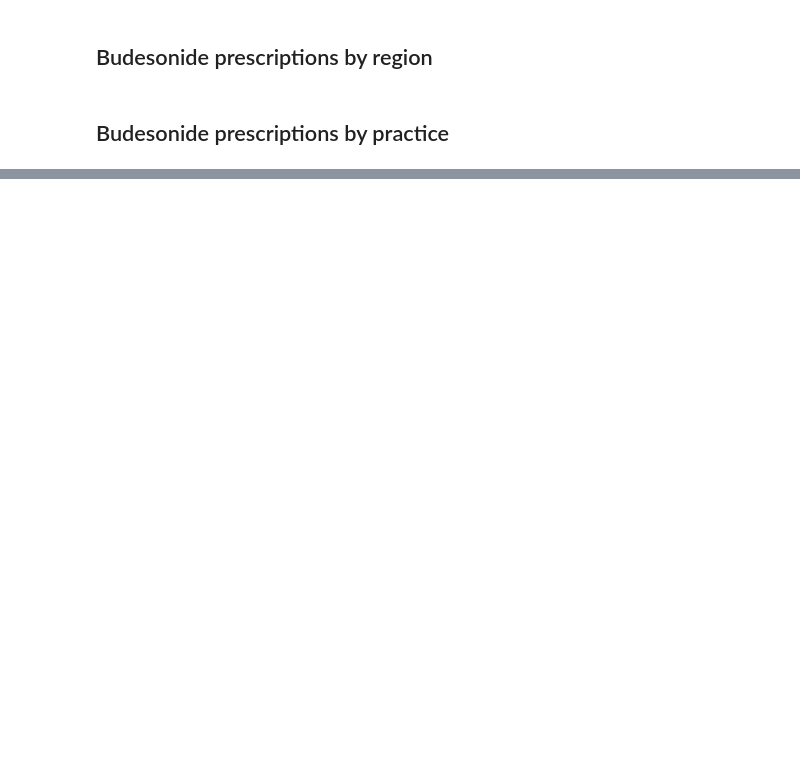
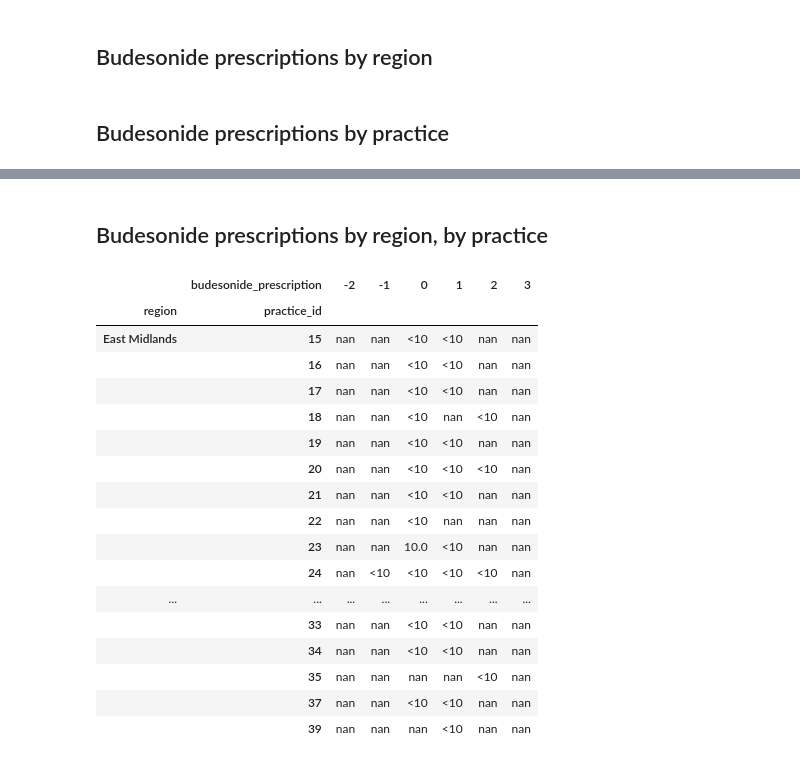
Before and after one commit to opensafely/principle-inhaler-uptake, a Jupyter notebook: analysis/analysis.ipynb, the cells around one changed output, grey strips where cells are left out. Drawn from its saved outputs; the diff is of its cells as text; code cells hidden in the pictures; blank space fills up the shorter version.

Commit message:
add region+practice pivot table

```diff
--- a/analysis/analysis.ipynb
+++ b/analysis/analysis.ipynb
@@ -14,7 +14,7 @@ def suppress(df_to_suppress,columns,n=10):
     df = df_to_suppress
     for c in df.columns[df.columns.isin(columns)]:
         df[f'{c}'] = df[f'{c}'].astype(str)
-        df[f'{c}'] = df[f'{c}'].apply(lambda x: '<10' if (int(x)>0 and int(x)<n ) else x)
+        df[f'{c}'] = df[f'{c}'].apply(lambda x: '<10' if (float(x)>0 and float(x)<n ) else x)
     return df
 # %% [markdown]
 Import output from cohort extractor with following exclusions already applied:
@@ -82,0 +116,26 @@ supressed_bd_prescriptions_by_practice_id.style.hide_index()
+# %% [markdown]
+## Budesonide prescriptions by region, by practice
+# %%
+pd.set_option('display.max_rows', None)
+region_practice_pivot = pd.pivot_table(df,index=['region','practice_id'],columns=['budesonide_prescription'],values='patient_id',aggfunc='count').rename(columns={"budesonide_prescription":"Count of budesonide prescriptions","patient_id":"Count of patients"})
+region_practice_pivot.rename(columns=lambda x: str(x),inplace=True)
+display(suppress(region_practice_pivot,list(region_practice_pivot.columns)))
+# %% [output]
+|  | budesonide_prescription | -2 | -1 | 0 | 1 | 2 | 3 |
+| region | practice_id |  |  |  |  |  |  |
+| East Midlands | 15 | nan | nan | <10 | <10 | nan | nan |
+|  | 16 | nan | nan | <10 | <10 | nan | nan |
+|  | 17 | nan | nan | <10 | <10 | nan | nan |
+|  | 18 | nan | nan | <10 | nan | <10 | nan |
+|  | 19 | nan | nan | <10 | <10 | nan | nan |
+|  | 20 | nan | nan | <10 | <10 | <10 | nan |
+|  | 21 | nan | nan | <10 | <10 | nan | nan |
+|  | 22 | nan | nan | <10 | nan | nan | nan |
+|  | 23 | nan | nan | 10.0 | <10 | nan | nan |
+|  | 24 | nan | <10 | <10 | <10 | <10 | nan |
+| ... | ... | ... | ... | ... | ... | ... | ... |
+|  | 33 | nan | nan | <10 | <10 | nan | nan |
+|  | 34 | nan | nan | <10 | <10 | nan | nan |
+|  | 35 | nan | nan | nan | nan | <10 | nan |
+|  | 37 | nan | nan | <10 | <10 | nan | nan |
+|  | 39 | nan | nan | nan | <10 | nan | nan |
```
Also changed, not shown: parts of 4 cells of this notebook.
